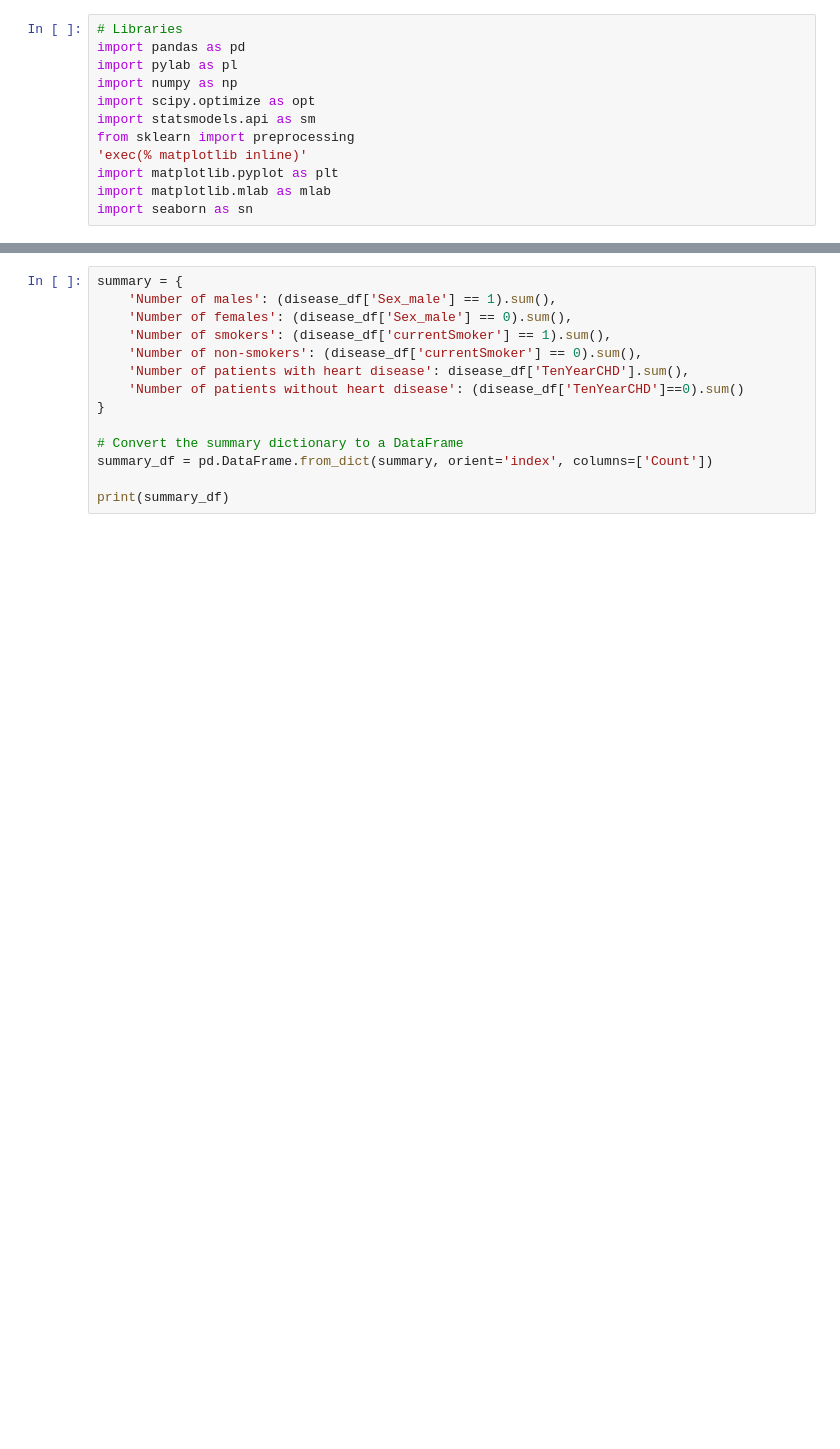
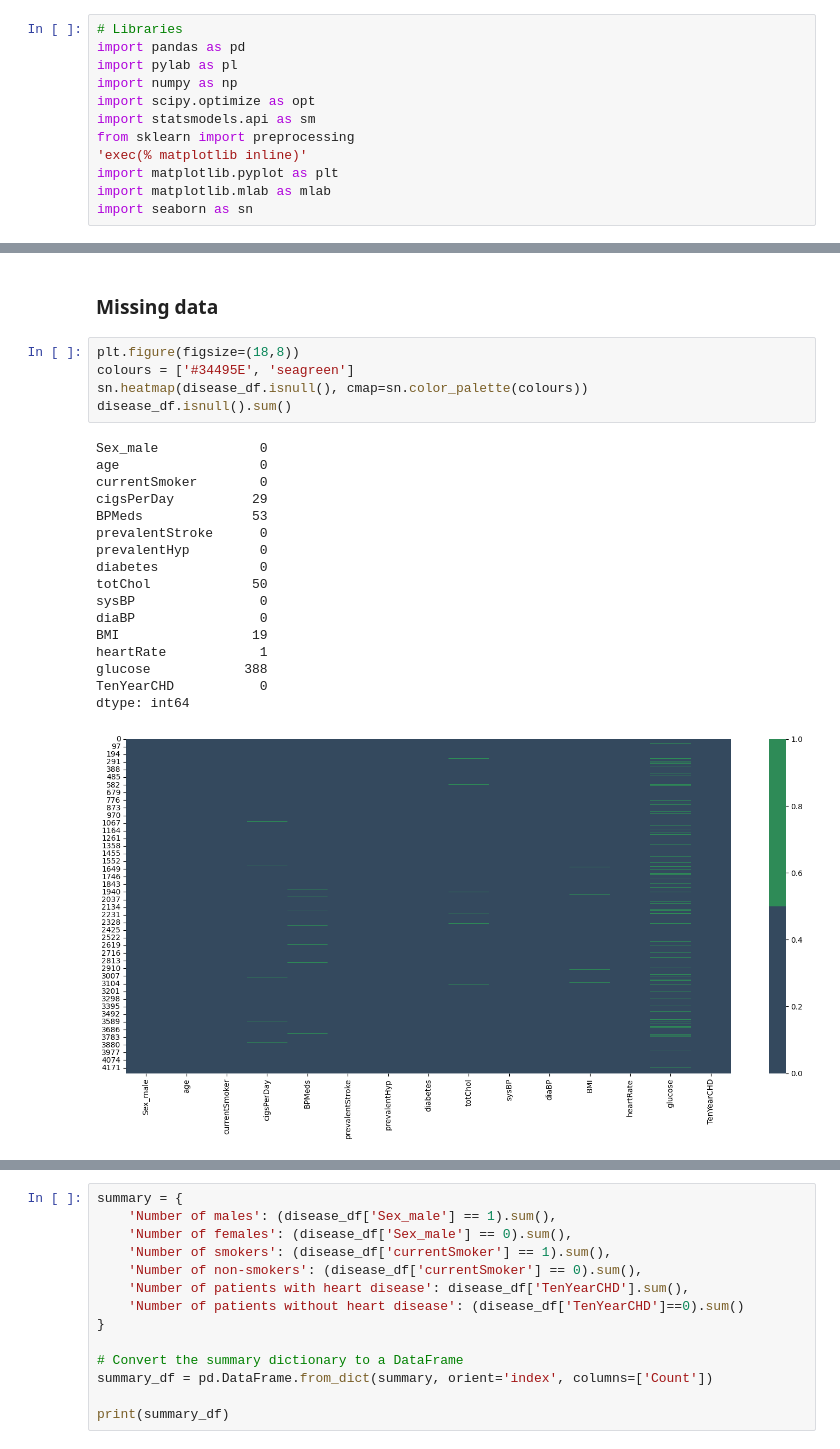
Before and after one commit to alekubala/Logistic_regression, a Jupyter notebook: heart_disease.ipynb, the cells around one changed output, grey strips where cells are left out. Cells and saved outputs as stored; diff of their text form; blank space fills up the shorter version.

```diff
--- a/heart_disease.ipynb
+++ b/heart_disease.ipynb
@@ -46,0 +139,25 @@ memory usage: 497.0 KB
+# %% [markdown]
+### Missing data
+# %%
+plt.figure(figsize=(18,8))
+colours = ['#34495E', 'seagreen']
+sn.heatmap(disease_df.isnull(), cmap=sn.color_palette(colours))
+disease_df.isnull().sum()
+# %% [output]
+Sex_male             0
+age                  0
+currentSmoker        0
+cigsPerDay          29
+BPMeds              53
+prevalentStroke      0
+prevalentHyp         0
+diabetes             0
+totChol             50
+sysBP                0
+diaBP                0
+BMI                 19
+heartRate            1
+glucose            388
+TenYearCHD           0
+dtype: int64
+[figure, added]
```
Also changed, not shown: parts of 31 cells of this notebook.
